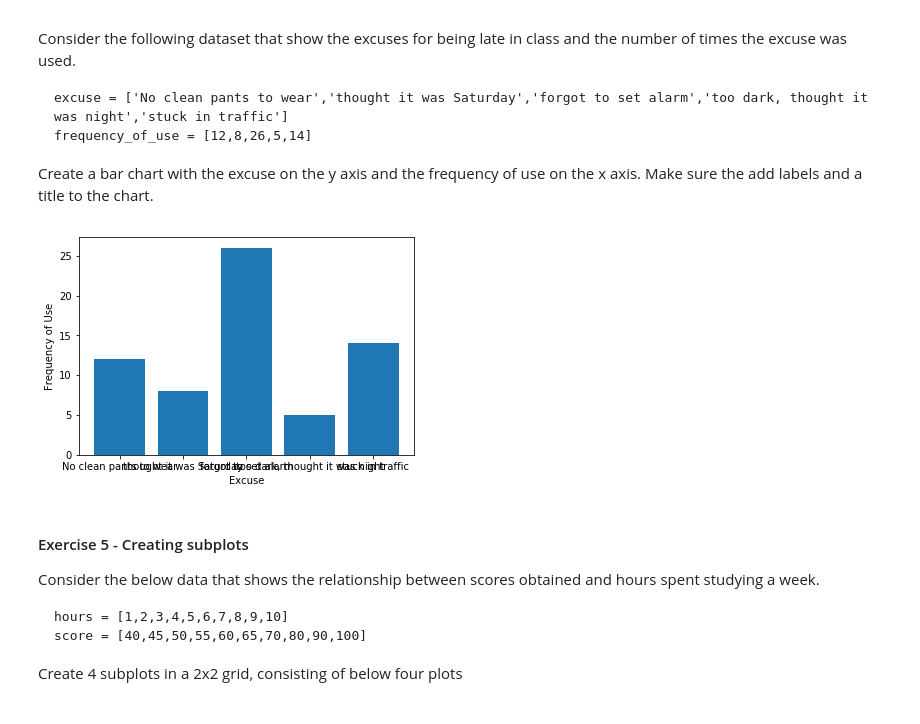
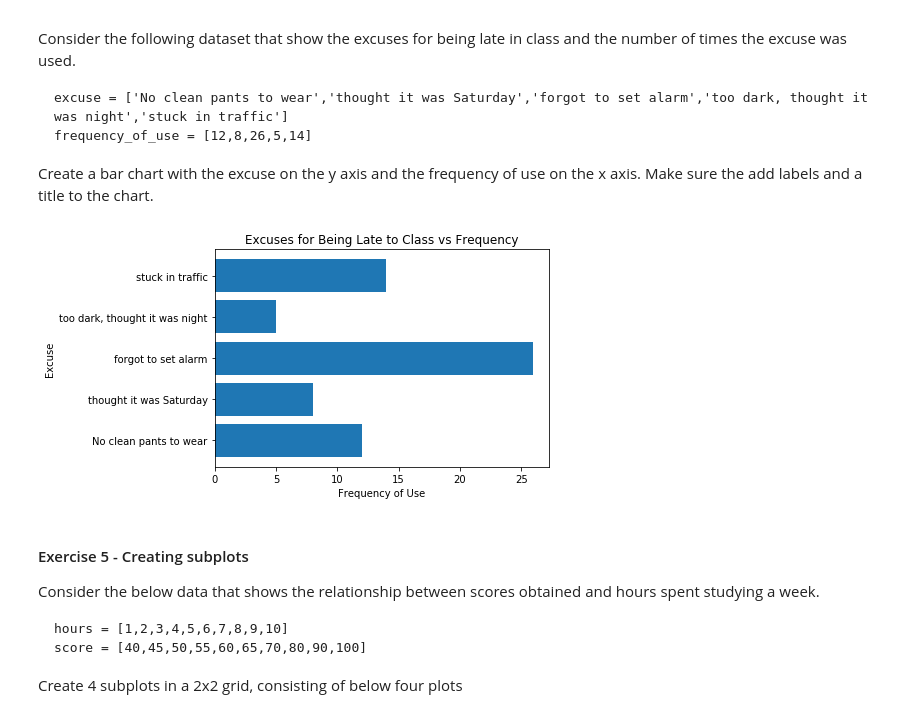
Before and after one commit to ygperez/CIS-024C-HW, a Jupyter notebook: hw11.ipynb, the cells around one changed output. Cells and saved outputs as stored; diff of their text form; code cells hidden in the pictures.

```diff
--- a/hw11.ipynb
+++ b/hw11.ipynb
@@ -146,19 +154,20 @@ Create a bar chart with the excuse on the y axis and the frequency of use on the
 # %%
 ### YOUR CODE GOES BELOW
 import matplotlib.pyplot as plt
 
 excuse = ['No clean pants to wear','thought it was Saturday','forgot to set alarm','too dark, thought it was night','stuck in traffic']
 frequency_of_use = [12,8,26,5,14]
 
-plt.xlabel("Excuse")
-plt.ylabel("Frequency of Use")
+plt.title("Excuses for Being Late to Class vs Frequency")
+plt.ylabel("Excuse")
+plt.xlabel("Frequency of Use")
 
-plt.bar(excuse,frequency_of_use, label = "second line")
+plt.barh(excuse, frequency_of_use)
 plt.show()
 
 ### END CODE
 # %% [output]
-[figure, old version]
+[figure, new version]
 # %% [markdown]
 #### Exercise 5 -  Creating subplots
 
```
Also changed, not shown: parts of 7 cells of this notebook.
